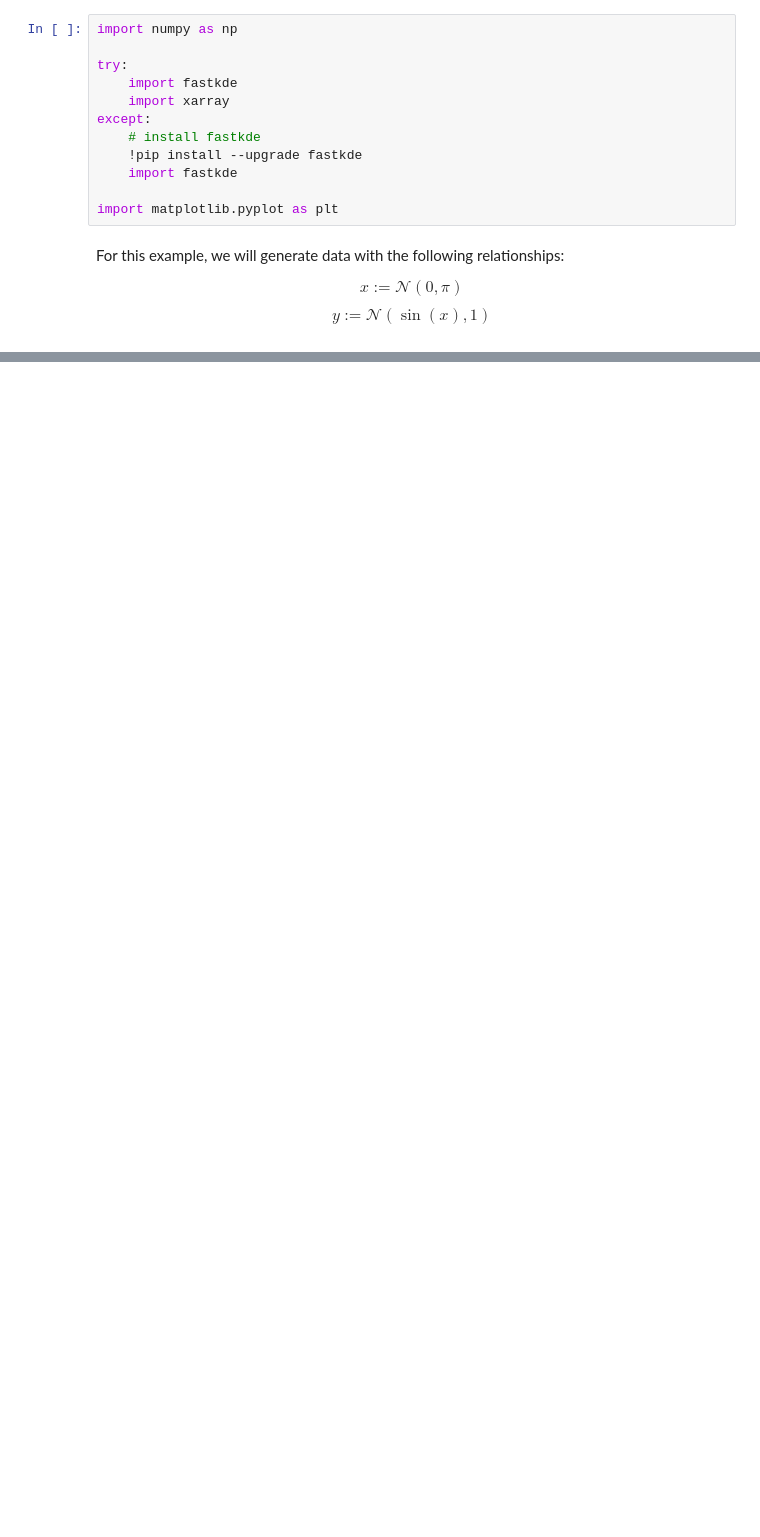
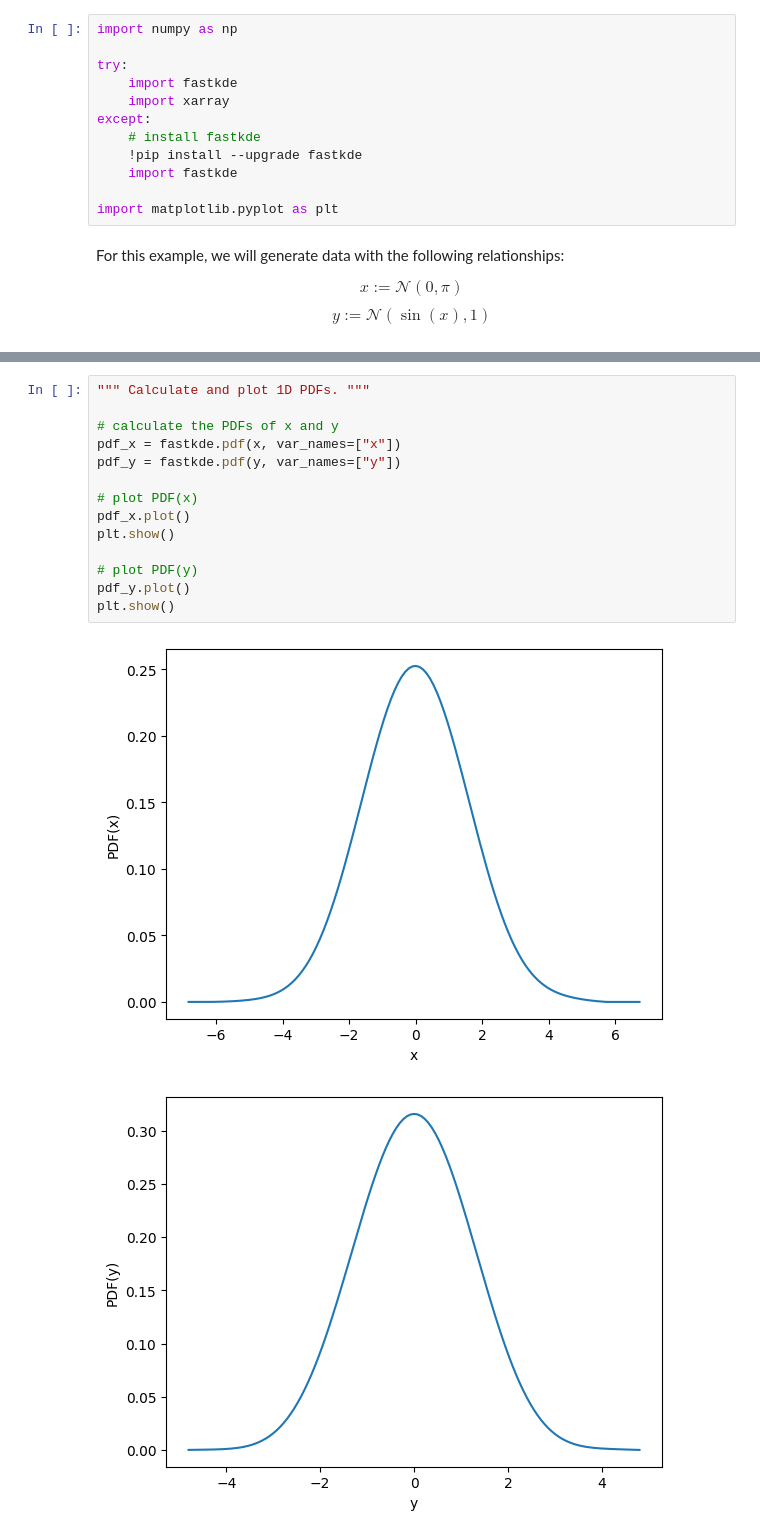
Before and after one commit to LBL-EESA/fastkde, a Jupyter notebook: examples/fastKDE and xarray.ipynb, the cells around one changed output, grey strips where cells are left out. Cells and saved outputs as stored; diff of their text form; blank space fills up the shorter version.

```diff
--- a/examples/fastKDE and xarray.ipynb
+++ b/examples/fastKDE and xarray.ipynb
@@ -37 +37,18 @@ plt.show()
+# %%
+""" Calculate and plot 1D PDFs. """
+
+# calculate the PDFs of x and y
+pdf_x = fastkde.pdf(x, var_names=["x"])
+pdf_y = fastkde.pdf(y, var_names=["y"])
+
+# plot PDF(x)
+pdf_x.plot()
+plt.show()
+
+# plot PDF(y)
+pdf_y.plot()
+plt.show()
+# %% [output]
+[figure, added]
+[figure, added]
 # %%
```
Also changed, not shown: parts of 5 cells of this notebook, 4 other files.
